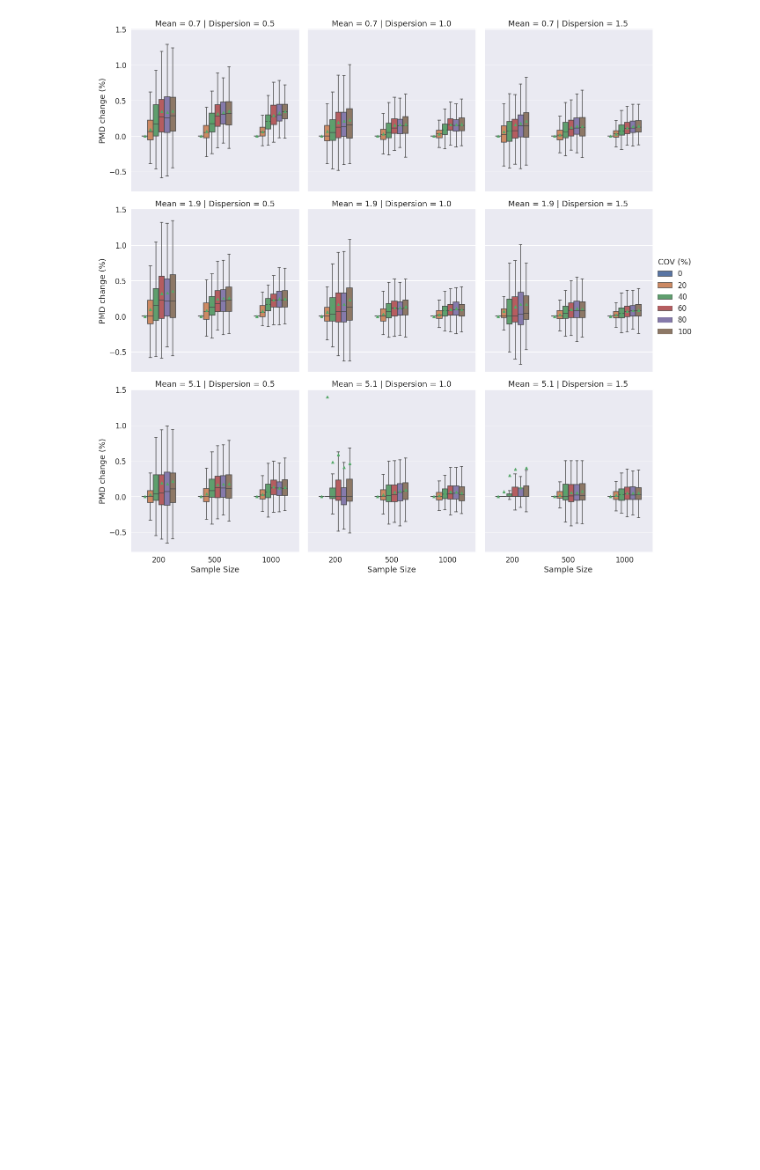
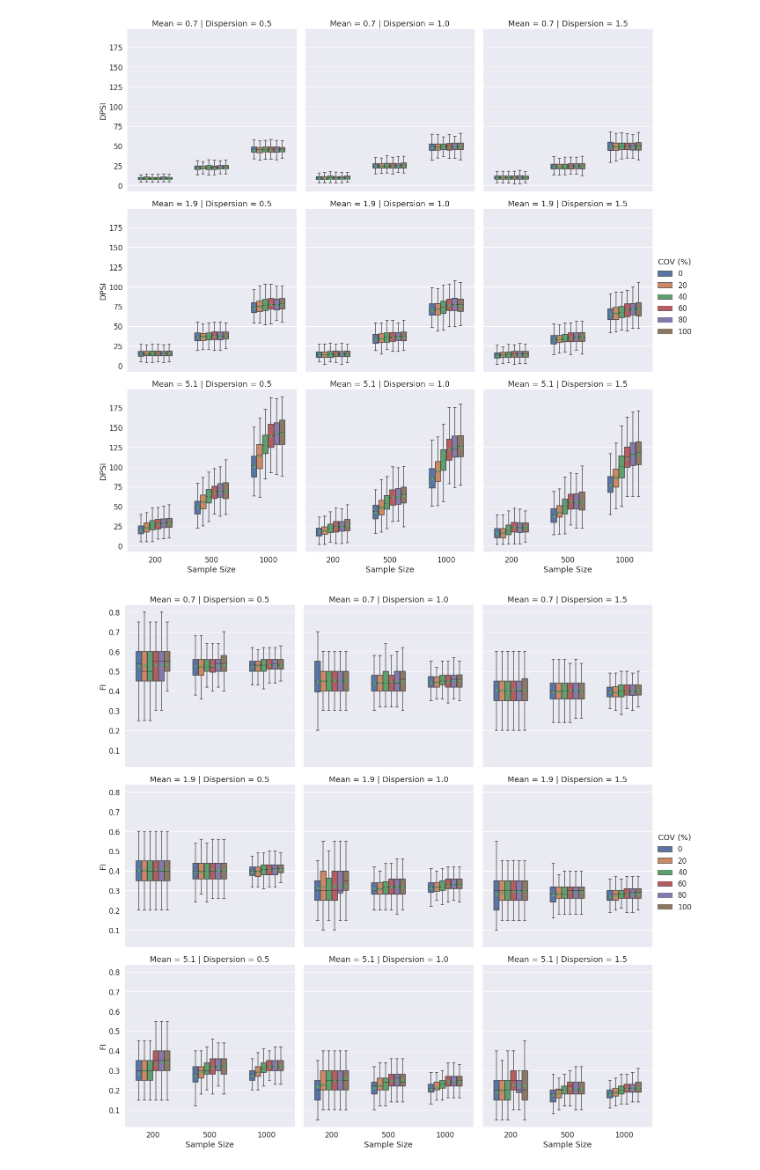
Before and after one commit to mz-zarei/NBEB-Sensitivity, a Jupyter notebook: NBEB_sensitivity.ipynb, the cells around one changed output. Cells and saved outputs as stored; diff of their text form; code cells hidden in the pictures; blank space fills up the shorter version.

```diff
--- a/NBEB_sensitivity.ipynb
+++ b/NBEB_sensitivity.ipynb
@@ -168,23 +200,24 @@ Test_results
 # %%
 import seaborn as sns
 sns.set(font_scale=1.5)
-Test_results = pd.read_excel('/content/drive/MyDrive/ColabNotebooks/Sens_result.xlsx')
-fig = sns.catplot(data=Test_results, x="Sample Size", y="PMD", hue = "COV (%)", width=0.6, col="Dispersion", row= "Mean", kind="box", height=6, aspect=1, showfliers=False, showmeans=True)
-fig.savefig('PMD.pdf')
+Test_results = pd.read_excel('./test.xlsx')
+fig = sns.catplot(data=Test_results, x="Sample Size", y="DPSI", hue = "COV (%)", width=0.6, col="Dispersion", row= "Mean", kind="box", height=6, aspect=1, showfliers=False, showmeans=True)
+fig.savefig('DPSI.pdf')
 plt.show()
 
-# fig = sns.catplot(data=Test_results, x="Sample Size", y="FI", hue = "COV (%)", width=0.6, col="Dispersion", row= "Mean", kind="box", height=6, aspect=1, showfliers=False, showmeans=True)
-# fig.savefig('FI.pdf')
-# plt.show()
+fig = sns.catplot(data=Test_results, x="Sample Size", y="FI", hue = "COV (%)", width=0.6, col="Dispersion", row= "Mean", kind="box", height=6, aspect=1, showfliers=False, showmeans=True)
+fig.savefig('FI.pdf')
+plt.show()
+# %% [output]
+[figure, added]
+[figure, added]
 # %%
 import seaborn as sns
 sns.set(font_scale=1.5)
-Test_results = pd.read_excel('/content/drive/MyDrive/ColabNotebooks/Sens_result.xlsx')
-fig = sns.catplot(data=Test_results, x="Sample Size", y="PMD change (%)", hue = "COV (%)", width=0.6, col="Dispersion", row= "Mean", kind="box", height=6, aspect=1, showfliers=False, showmeans=True)
-fig.savefig('PMD.pdf')
+Test_results = pd.read_excel('./test.xlsx')
+fig = sns.catplot(data=Test_results, x="Sample Size", y="DPSI change (%)", hue = "COV (%)", width=0.6, col="Dispersion", row= "Mean", kind="box", height=6, aspect=1, showfliers=False, showmeans=True)
+fig.savefig('DPSI_change.pdf')
 plt.show()
-# %% [output]
-[figure, removed]
 # %%
 import seaborn as sns
 sns.set(font_scale=1)
```
Also changed, not shown: parts of 5 cells of this notebook.
